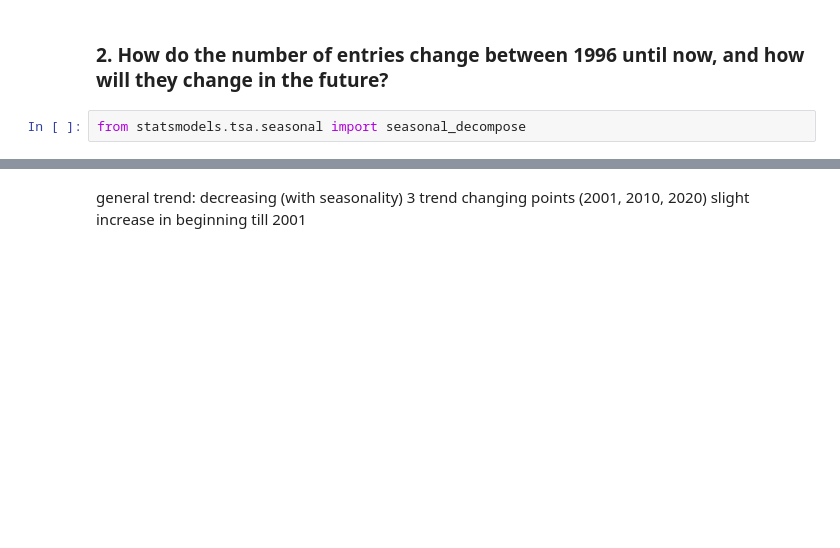
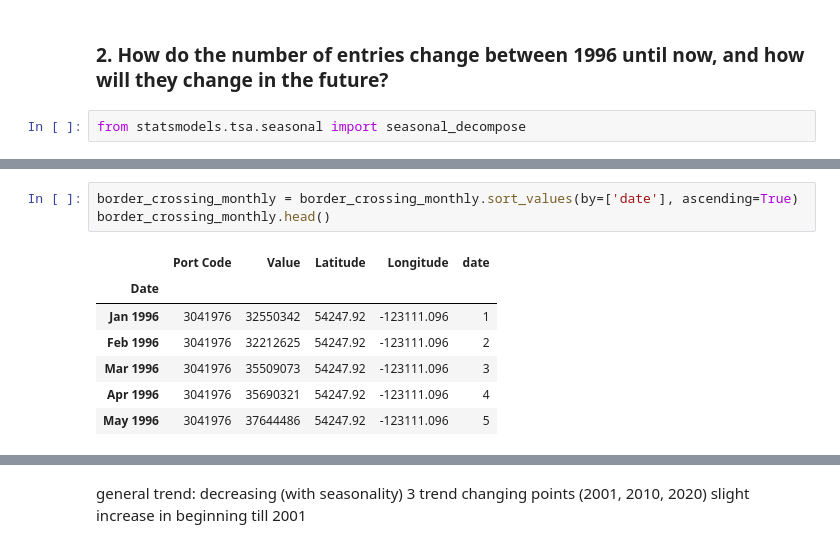
Before and after one commit to Roman20022002/Data-Analysis, a Jupyter notebook: DataMadness.ipynb, the cells around one changed output, grey strips where cells are left out. Saved outputs shown, nothing was run; the diff lists cells and outputs as text; blank space fills up the shorter version.

```diff
--- a/DataMadness.ipynb
+++ b/DataMadness.ipynb
@@ -139,4 +139,15 @@ See the caveats in the documentation: https://pandas.pydata.org/pandas-docs/stab
 | Apr 1998 | 3041976 | 42047792 | 54247.92 | -123111.096 | 28 |
 | Apr 1999 | 3041976 | 43042565 | 54247.92 | -123111.096 | 40 |
 | Apr 2000 | 3041976 | 44639294 | 54247.92 | -123111.096 | 52 |
+# %%
+border_crossing_monthly = border_crossing_monthly.sort_values(by=['date'], ascending=True)
+border_crossing_monthly.head()
+# %% [output]
+|  | Port Code | Value | Latitude | Longitude | date |
+| Date |  |  |  |  |  |
+| Jan 1996 | 3041976 | 32550342 | 54247.92 | -123111.096 | 1 |
+| Feb 1996 | 3041976 | 32212625 | 54247.92 | -123111.096 | 2 |
+| Mar 1996 | 3041976 | 35509073 | 54247.92 | -123111.096 | 3 |
+| Apr 1996 | 3041976 | 35690321 | 54247.92 | -123111.096 | 4 |
+| May 1996 | 3041976 | 37644486 | 54247.92 | -123111.096 | 5 |
 # %%
```
Also changed, not shown: parts of 6 cells of this notebook.
